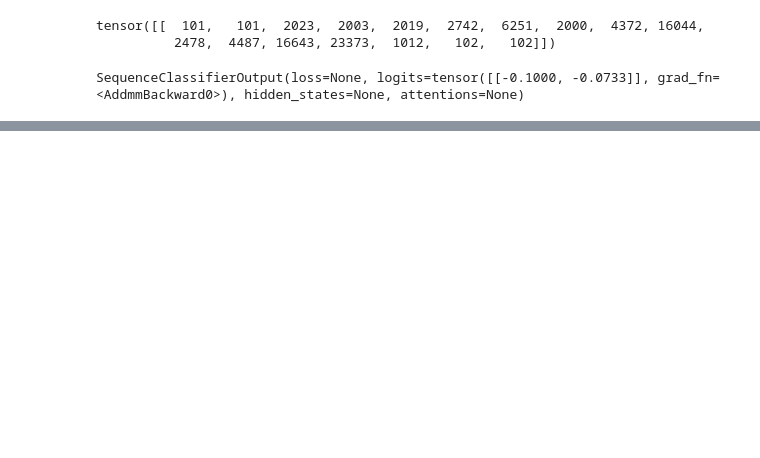
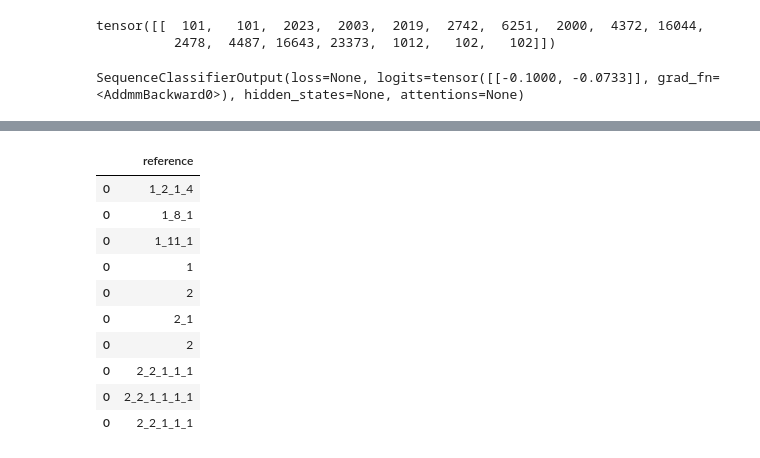
Before and after one commit to andrewtpei/Sentipedia, a Jupyter notebook: notebooks/Initial Data Analysis (Reddit csv).ipynb, the cells around one changed output, grey strips where cells are left out. Saved outputs shown, nothing was run; the diff lists cells and outputs as text; code cells hidden in the pictures; blank space fills up the shorter version.

Commit message:
data analsyis

```diff
--- a/notebooks/Initial Data Analysis (Reddit csv).ipynb
+++ b/notebooks/Initial Data Analysis (Reddit csv).ipynb
@@ -176,0 +178,27 @@ SequenceClassifierOutput(loss=None, logits=tensor([[-0.1000, -0.0733]], grad_fn=
+# %%
+def get_reference(num):
+    temp_array = []
+    num_list = num.split("_")
+
+    if len(num_list) > 1:
+        num_list.pop()
+
+    concat_num = '_'.join(num_list)
+    data = {'reference': concat_num}
+    df = pd.DataFrame(data, index=[0])
+    return df
+# %%
+df_reference = pd.concat(get_reference(comment_id) for comment_id in df_reddit_DistilBERT['comment_id'])
+df_reference
+# %% [output]
+|  | reference |
+| 0 | 1_2_1_4 |
+| 0 | 1_8_1 |
+| 0 | 1_11_1 |
+| 0 | 1 |
+| 0 | 2 |
+| 0 | 2_1 |
+| 0 | 2 |
+| 0 | 2_2_1_1_1 |
+| 0 | 2_2_1_1_1_1 |
+| 0 | 2_2_1_1_1 |
```
Also changed, not shown: parts of 12 cells of this notebook.
